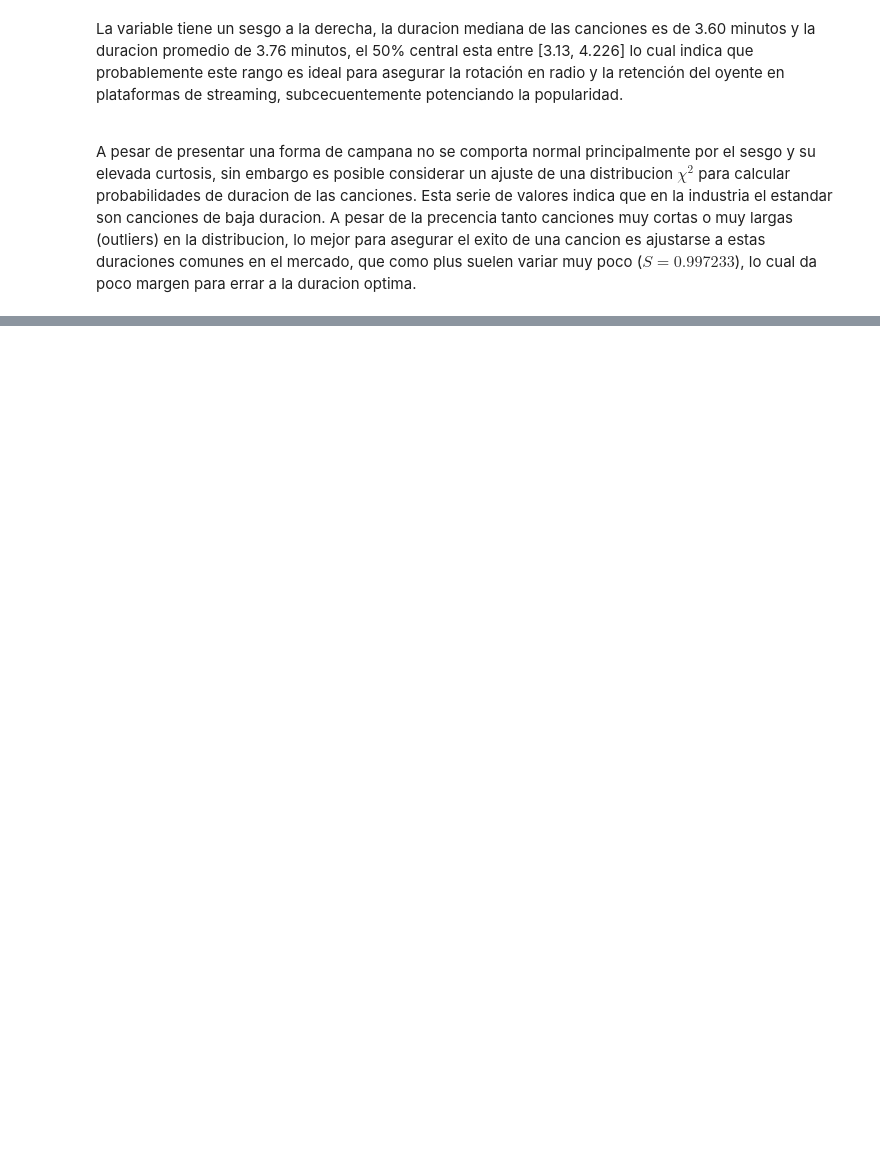
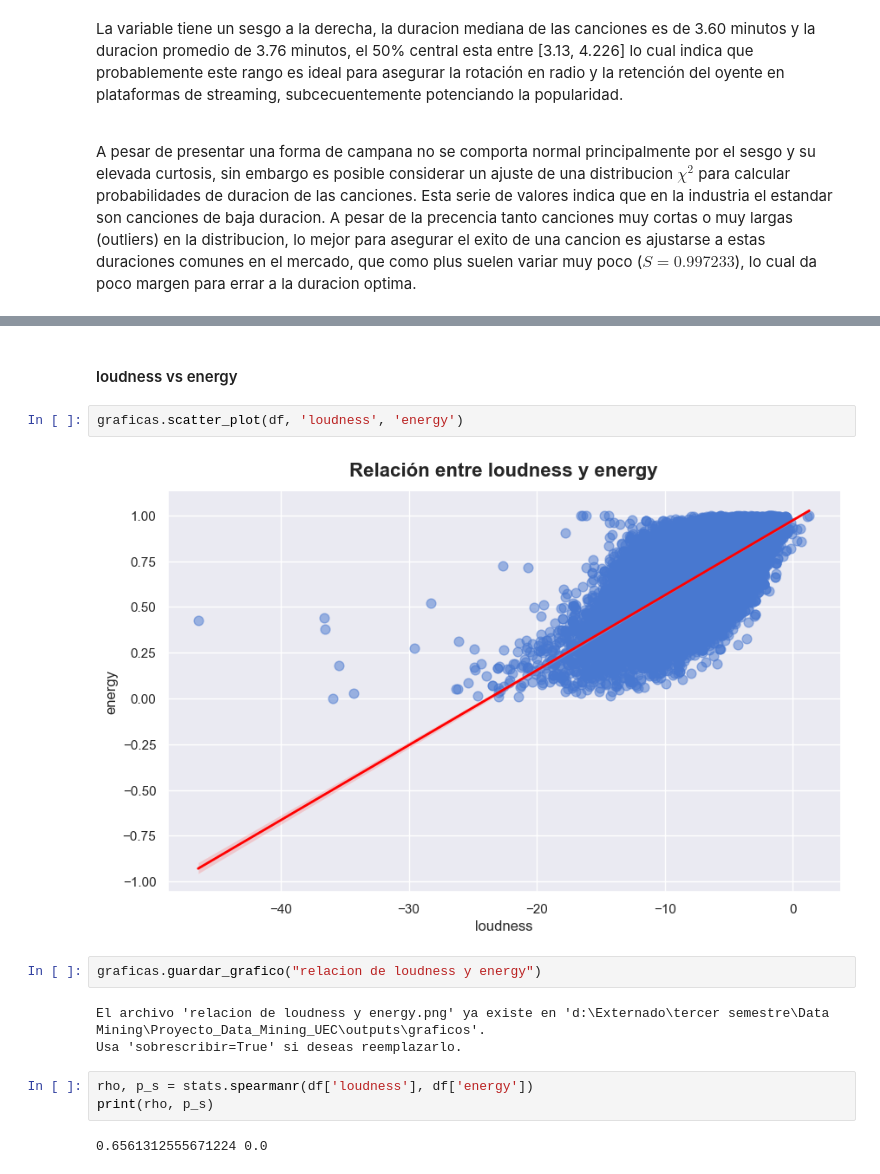
Before and after one commit to juanpablocarrillohortua/Proyecto_Data_Mining_UEC, a Jupyter notebook: notebooks/EDA_&_1st_part_notebook.ipynb, the cells around one changed output, grey strips where cells are left out. Drawn from its saved outputs; the diff is of its cells as text; blank space fills up the shorter version.

```diff
--- a/notebooks/EDA_&_1st_part_notebook.ipynb
+++ b/notebooks/EDA_&_1st_part_notebook.ipynb
@@ -724,0 +773,16 @@ A pesar de presentar una forma de campana no se comporta normal principalmente p
+# %% [markdown]
+#### loudness vs energy
+# %%
+graficas.scatter_plot(df, 'loudness', 'energy')
+# %% [output]
+[figure, added]
+# %%
+graficas.guardar_grafico("relacion de loudness y energy")
+# %% [output]
+El archivo 'relacion de loudness y energy.png' ya existe en 'd:\Externado\tercer semestre\Data Mining\Proyecto_Data_Mining_UEC\outputs\graficos'.
+Usa 'sobrescribir=True' si deseas reemplazarlo.
+# %%
+rho, p_s = stats.spearmanr(df['loudness'], df['energy'])
+print(rho, p_s)
+# %% [output]
+0.6561312555671224 0.0
```
Also changed, not shown: parts of 46 cells of this notebook, 9 other files.
